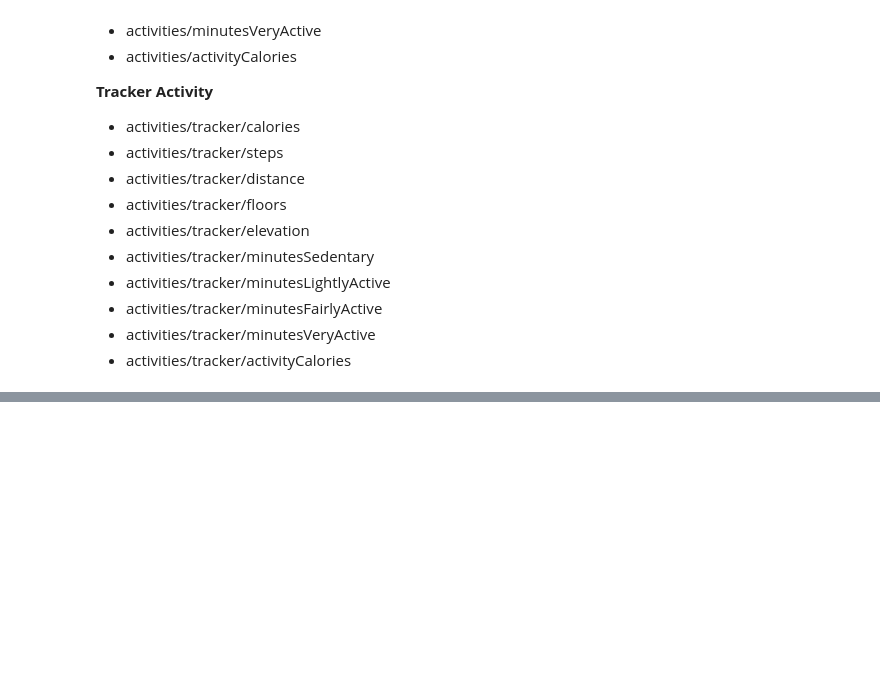
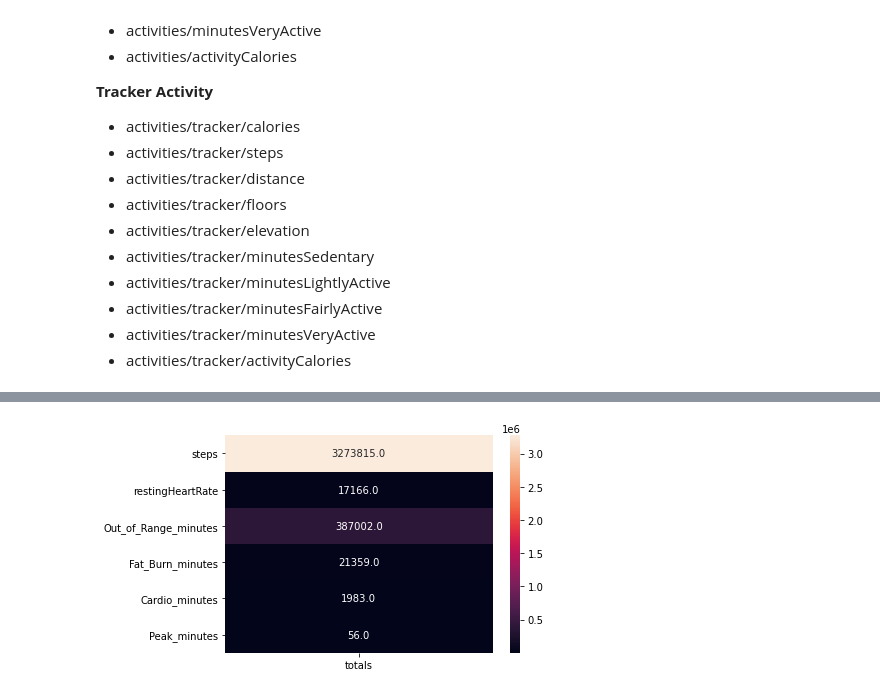
Before and after one commit to jameshtwose/jms_fitbit_analyses, a Jupyter notebook: python-fitbit/request_my_data.ipynb, the cells around one changed output, grey strips where cells are left out. Cells and saved outputs as stored; diff of their text form; code cells hidden in the pictures; blank space fills up the shorter version.

```diff
--- a/python-fitbit/request_my_data.ipynb
+++ b/python-fitbit/request_my_data.ipynb
@@ -98,0 +223,2 @@ display(df.head()), df.shape
+# %%
+combi_df = pd.merge(year_df[["date", "steps"]], heart_df, on="date", how="inner").dropna()
@@ -98,0 +234,3 @@ display(df.head()), df.shape
+# %%
+minutes_columns = combi_df.filter(regex="minutes").columns.tolist()
+calories_columns = combi_df.filter(regex="calories").columns.tolist()
@@ -98,0 +253,11 @@ display(df.head()), df.shape
+# %%
+_ = sns.heatmap(combi_df
+ .drop(calories_columns, axis=1)
+ .select_dtypes("number")
+ .sum()
+ .to_frame(name="totals"),
+                fmt='.1f',
+                annot=True
+               )
+# %% [output]
+[figure, added]
```
Also changed, not shown: parts of 59 cells of this notebook, 4 other files.
